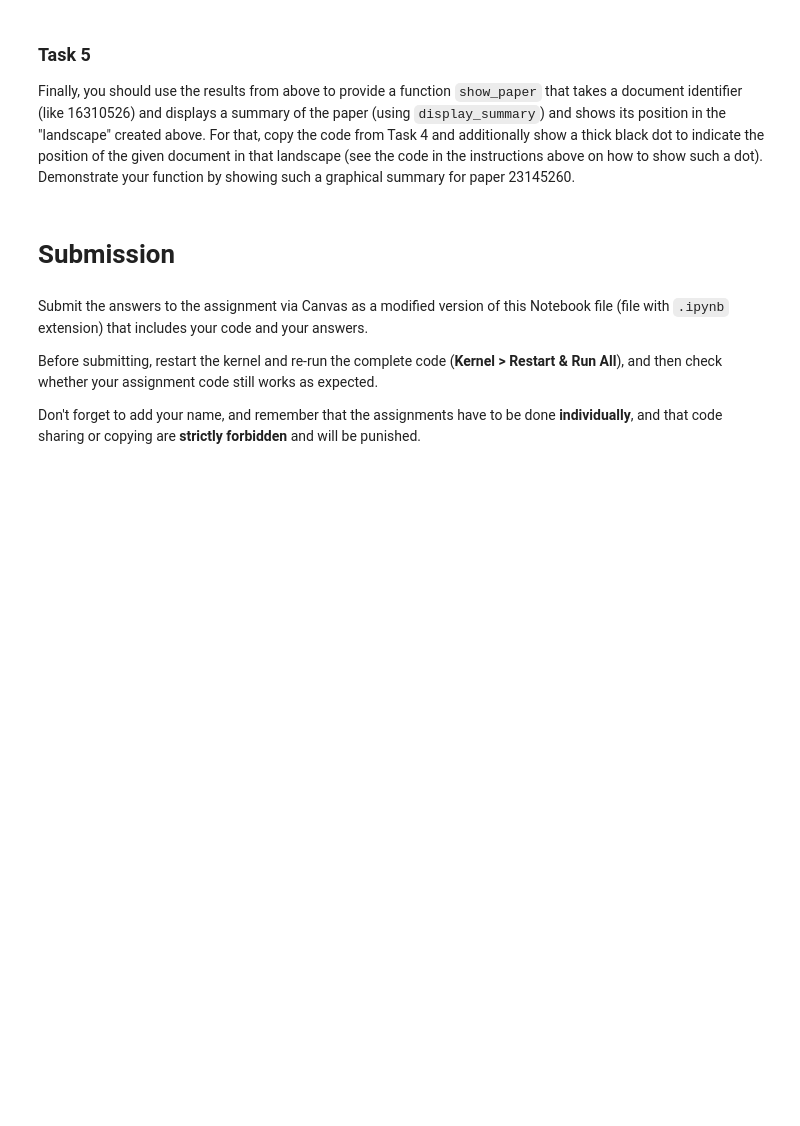
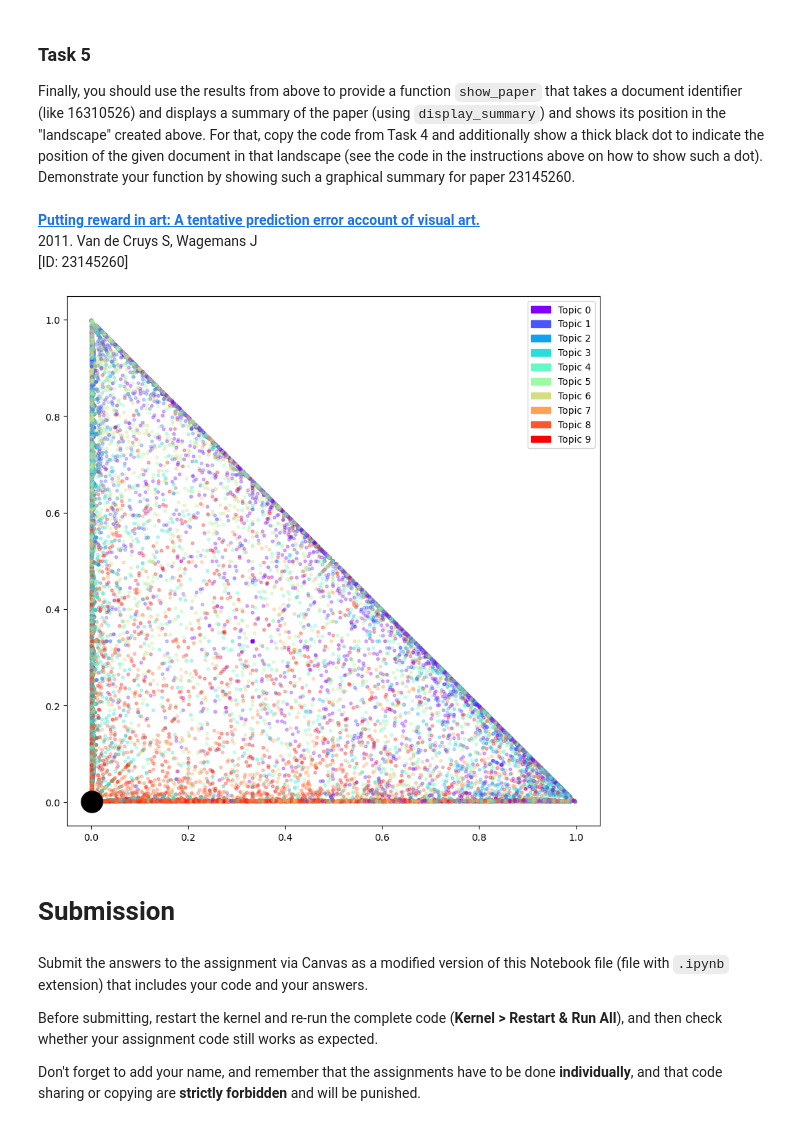
Before and after one commit to npandayVU/Ir2023, a Jupyter notebook: 06_clustering.ipynb, the cells around one changed output. Cells and saved outputs as stored; diff of their text form; code cells hidden in the pictures; blank space fills up the shorter version.

```diff
--- a/06_clustering.ipynb
+++ b/06_clustering.ipynb
@@ -306,3 +383,26 @@ Finally, you should use the results from above to provide a function `show_paper
+# %%
+# Add your code here:
+def show_paper(doc_id):
+    display_summary(doc_id)
+
+    # Plot triangle
+    clusters = [np.argmax(row) for row in doc_topic10]
+    c = [colors[x] for x in clusters]
+    plt.scatter(doc_topic3[:,0], doc_topic3[:,1], c=c, marker='.', alpha=0.3)
+    fake_handles = [mpatches.Patch(color=colors[n]) for n in range(10)]
+    label = [f'Topic {n}' for n in range(10)]
+    plt.legend(fake_handles, label, loc='upper right', prop={'size': 10})
+
+    # Add dot
+    i = doc_list.index(doc_id)
+    plt.scatter(doc_topic3[i,0], doc_topic3[i,1], s=500, marker='o', color='k');
+
+show_paper(23145260)
+# %% [output]
+Putting reward in art: A tentative prediction error account of visual art.
+2011. Van de Cruys S, Wagemans J
+[ID: 23145260]
+[figure, added]
 # %% [markdown]
 # Submission
 # %% [markdown]
```
Also changed, not shown: parts of 23 cells of this notebook.
